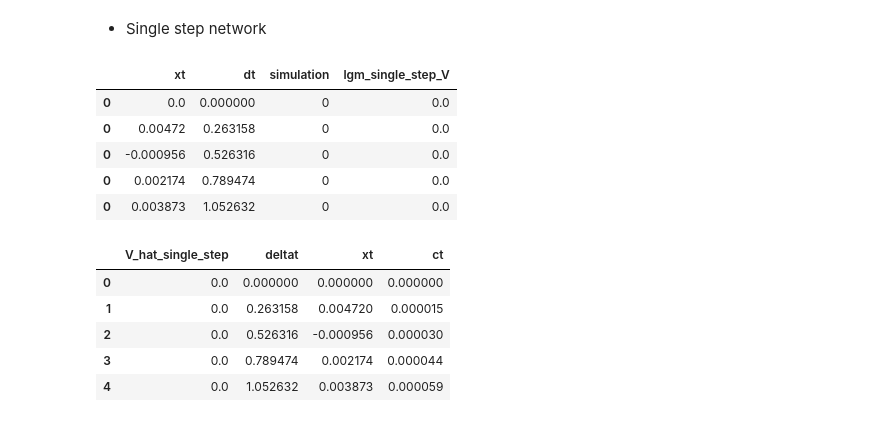
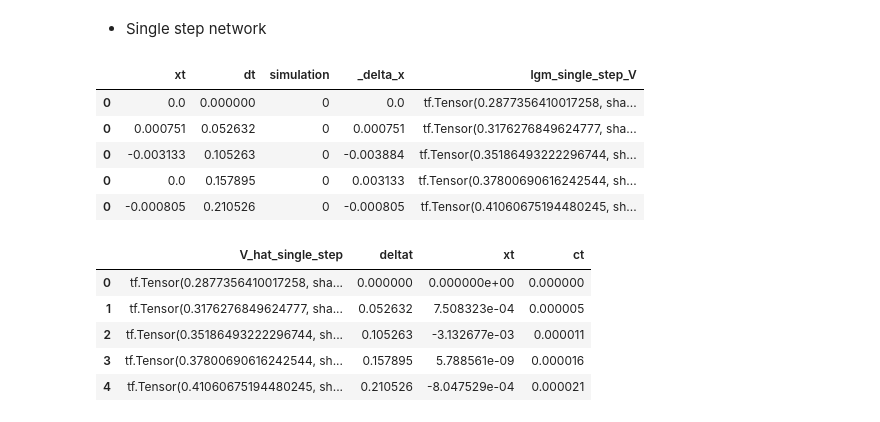
Before and after one commit to borjaf696/LGM_BFSDE, a Jupyter notebook: notebooks/simulation.ipynb, the cells around one changed output. Saved outputs shown, nothing was run; the diff lists cells and outputs as text; code cells hidden in the pictures.

```diff
--- a/notebooks/simulation.ipynb
+++ b/notebooks/simulation.ipynb
@@ -111,11 +107,15 @@ The final objective is to check that $E[-\frac{1}{2}H_T^2\zeta_t-H_Tx_t] = 0$
 # %%
 from utils.utils.utils import FinanceUtils, ZeroBound
 t_unique = df_x.dt.unique()
-dict_C = {dt:FinanceUtils.C(dt, sigma = FinanceUtils.sigma) for dt in t_unique}
+dict_C = {dt:FinanceUtils.C(dt, sigma_value = sigma) for dt in t_unique}
 df_x['ct'] = df_x.apply(lambda x: dict_C[x['dt']], axis = 1)
 xt, t, T, ct = df_x.xt, df_x.dt, T, df_x.ct
 df_x['d_hat_t'] = ZeroBound.Z(xt, t, T, ct) / ZeroBound.N(t, xt, ct)
+df_x['d_hat_tensor_t'] = ZeroBound.Z_tensor(xt, t, T, ct) / ZeroBound.N_tensor(t, xt, ct)
+df_x['exponent'] = ZeroBound.exponent(xt, t, T, ct)
 sanity = df_x.groupby(['dt']).agg(
-    d_hat_t = ('d_hat_t', 'mean')
+    d_hat_t = ('d_hat_t', 'mean'),
+    d_hat_tensor_t = ('d_hat_tensor_t','mean')
 ).reset_index()
 sanity['dts'] = ZeroBound.D(np.array(sorted(t_unique)))
+print(f'Expected exponent: {df_x.exponent.mean()}')
@@ -747,10 +777,14 @@ df_x_preprocessed = pipe.transform(df_x)
 print(f'{df_x[["xt", "dt"]].describe()}')
 mc_paths_tranformed = df_x[['xt', 'dt']].values
 # Data used as features
-x = np.reshape(mc_paths_tranformed, (nsims * N_steps, 2)).astype(np.float64)
+x = mc_paths_tranformed.astype(np.float64)
+delta_x = df_x._delta_x.values.astype(np.float64)
 print(f'Features shape: {x.shape}')
 # Custom model
-lgm_single_step = LGM_model_one_step(N_steps, 5, verbose = False)
+lgm_single_step = LGM_model_one_step(N_steps,
+                                     5,
+                                     verbose = False,
+                                     sigma = sigma)
 print(f'{lgm_single_step.summary()}')
 # Compile the model
 lgm_single_step.define_compiler(optimizer = 'adam', learning_rate = 1e-3)
@@ -763,7 +797,7 @@ losses_split = {
 }
 # Custom iteration:
 # Batch execution with baby steps
-batch_size = 32 * N_steps
+batch_size = 100 * N_steps
 batches = int(np.floor(nsims * N_steps / batch_size))
 start_time = time.time()
 for epoch in range(epochs):
@@ -776,11 +810,13 @@ for epoch in range(epochs):
     )
     for batch in range(batches):
         x_batch = x[batch * batch_size: (batch + 1) * batch_size, :]
+        delta_x_batch = delta_x[batch * batch_size: (batch + 1) * batch_size]
         el, sl, sdl, se = lgm_single_step.custom_train_step(
             X = x_batch,
             batch = batch,
             epoch = epoch,
-            start_time = start_time)
+            start_time = start_time,
+            delta_x = delta_x_batch)
         # Store partial results
         total_tmp[0, batch] = el
         strike_tmp[0, batch] = sl
@@ -856,71 +892,79 @@ But we are estimating $\overline{V}_t = \frac{Z(x_t, t, T)}{N(t, x_t)}$
 # %% [markdown]
 * Single step network
 # %%
-dts = list(np.linspace(0, T, N_steps)) * len(mc_paths_transpose)
+dts = list(np.linspace(0, T, N_steps)) * len(mc_paths_test_transpose)
 simulation = [
     [i] * N_steps for i in range(nsims)
 ]
 df_x_tmp = pd.DataFrame(
     zip(
-        mc_paths_transpose,
+        mc_paths_test_transpose,
         simulation
     ),
     columns = [
         'path',
         'simulation'
     ]
 )
 df_x = pd.DataFrame()
 df_x['xt'] = df_x_tmp.explode('path')['path']
 df_x['dt'] = dts
 df_x['simulation'] = df_x_tmp.explode('simulation')['simulation']
+df_x['_delta_x'] = df_x.groupby([
+    'simulation',
+])['xt'].shift(1)
+df_x['_delta_x'] = (df_x['xt'] - df_x['_delta_x'])
+df_x.loc[df_x._delta_x.isna(), '_delta_x'] = 0.
 # Sort to get the examples in blocks
 df_x.sort_values(
     [
         'simulation',
         'dt'
     ],
     inplace = True
 )
 # Adjust x
 mc_paths_tranformed = df_x[['xt', 'dt']].values.astype(np.float64)
+delta_x = df_x._delta_x.values.astype(np.float64)
 # mc_paths_tranformed = np.reshape(mc_paths_tranformed, (N_steps * nsims, 2)).T
 # Data used as features
-x = np.reshape(mc_paths_tranformed, (nsims * N_steps, 2))
+x = mc_paths_tranformed.astype(np.float64)
 x = tf.constant(x)
-v_lgm_single_step, predictions = lgm_single_step.predict(x)
+v_lgm_single_step, predictions = lgm_single_step.predict(x, delta_x)
 # Adapt output
 results = pd.DataFrame(
     zip(v_lgm_single_step),
     columns = ['results']
 )
 v_lgm_single_step = results.explode('results').values
 df_x['lgm_single_step_V'] = v_lgm_single_step
 df_x.head()
 # %% [output]
-|  | xt | dt | simulation | lgm_single_step_V |
-| 0 | 0.0 | 0.000000 | 0 | 0.0 |
-| 0 | 0.00472 | 0.263158 | 0 | 0.0 |
-| 0 | -0.000956 | 0.526316 | 0 | 0.0 |
-| 0 | 0.002174 | 0.789474 | 0 | 0.0 |
-| 0 | 0.003873 | 1.052632 | 0 | 0.0 |
+|  | xt | dt | simulation | _delta_x | lgm_single_step_V |
+| 0 | 0.0 | 0.000000 | 0 | 0.0 | tf.Tensor(0.2877356410017258, sha... |
+| 0 | 0.000751 | 0.052632 | 0 | 0.000751 | tf.Tensor(0.3176276849624777, sha... |
+| 0 | -0.003133 | 0.105263 | 0 | -0.003884 | tf.Tensor(0.35186493222296744, sh... |
+| 0 | 0.0 | 0.157895 | 0 | 0.003133 | tf.Tensor(0.37800690616242544, sh... |
+| 0 | -0.000805 | 0.210526 | 0 | -0.000805 | tf.Tensor(0.41060675194480245, sh... |
 # %%
 v_df = pd.DataFrame(
     zip(df_x.lgm_single_step_V.values,
         df_x.dt.values,
         df_x.xt.values),
-    columns = ['V_hat_single_step', 'deltat', 'xt'])
+    columns = ['V_hat_single_step',
+               'deltat',
+               'xt'])
 t_unique = v_df.deltat.unique()
-dict_C = {dt:FinanceUtils.C(dt, sigma = FinanceUtils.sigma) for dt in t_unique}
+dict_C = {dt:FinanceUtils.C(dt, sigma_value = sigma) for dt in t_unique}
 v_df['ct'] = v_df.apply(lambda x: dict_C[x['deltat']], axis = 1)
 v_df.head()
 # %% [output]
 |  | V_hat_single_step | deltat | xt | ct |
-| 0 | 0.0 | 0.000000 | 0.000000 | 0.000000 |
-| 1 | 0.0 | 0.263158 | 0.004720 | 0.000015 |
-| 2 | 0.0 | 0.526316 | -0.000956 | 0.000030 |
-| 3 | 0.0 | 0.789474 | 0.002174 | 0.000044 |
-| 4 | 0.0 | 1.052632 | 0.003873 | 0.000059 |
+| 0 | tf.Tensor(0.2877356410017258, sha... | 0.000000 | 0.000000e+00 | 0.000000 |
+| 1 | tf.Tensor(0.3176276849624777, sha... | 0.052632 | 7.508323e-04 | 0.000005 |
+| 2 | tf.Tensor(0.35186493222296744, sh... | 0.105263 | -3.132677e-03 | 0.000011 |
+| 3 | tf.Tensor(0.37800690616242544, sh... | 0.157895 | 5.788561e-09 | 0.000016 |
+| 4 | tf.Tensor(0.41060675194480245, sh... | 0.210526 | -8.047529e-04 | 0.000021 |
 # %%
 # Z value
 v_df['V'] = v_df.apply(
```
Also changed, not shown: parts of 15 cells of this notebook, 5 other files.
